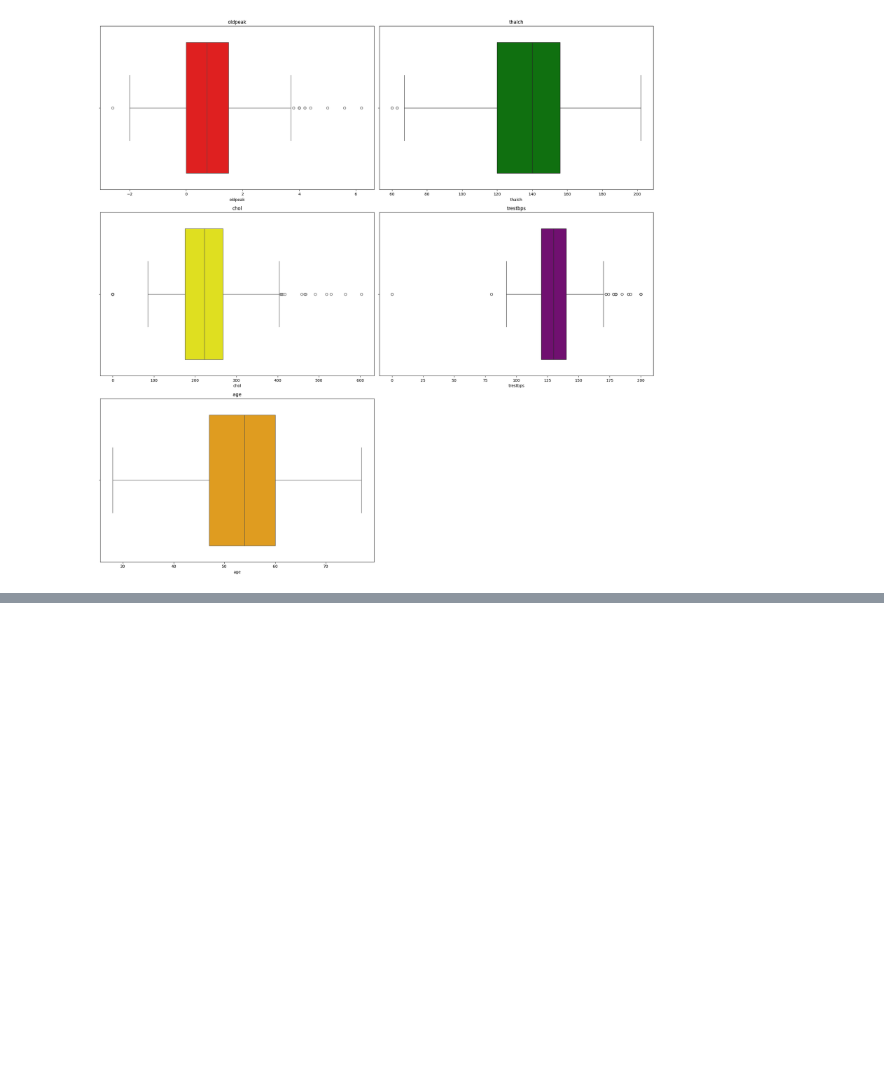
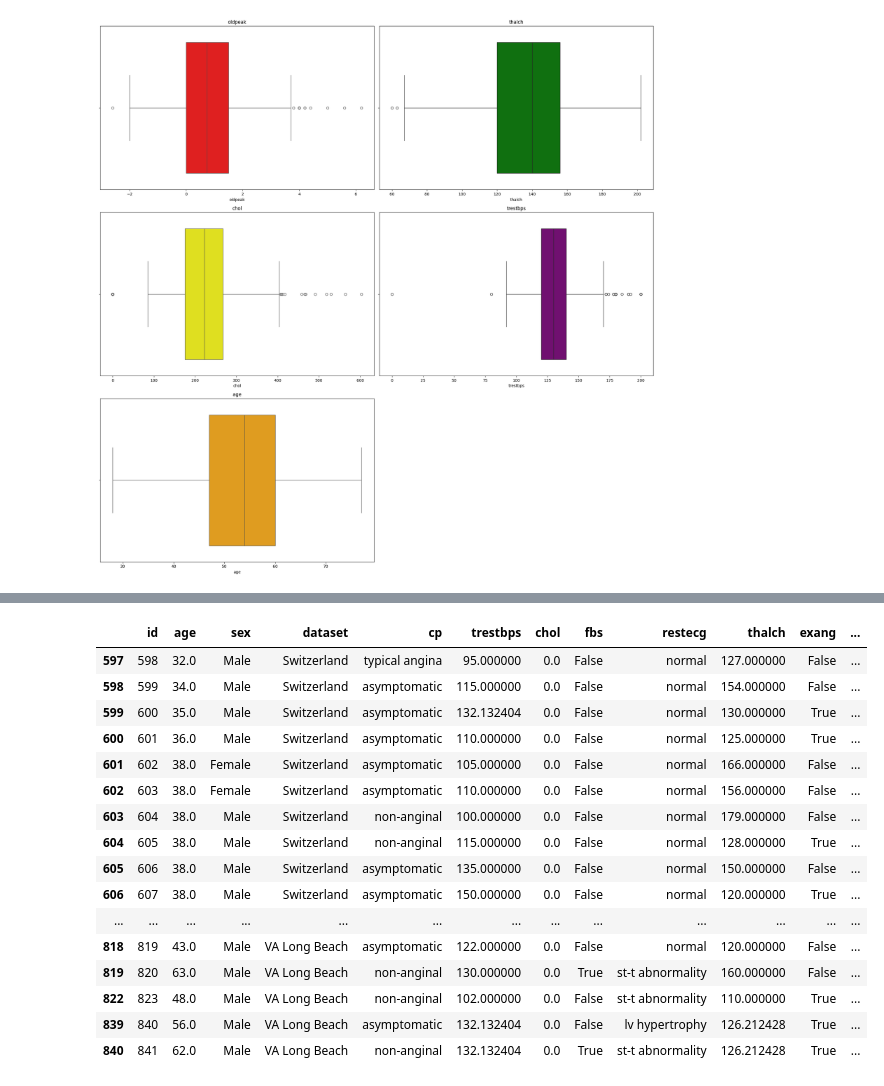
Before and after one commit to TabarakAllahKhan/ai-ml-internship, a Jupyter notebook: Task_3_heart_disease/heart_disease.ipynb, the cells around one changed output, grey strips where cells are left out. Saved outputs shown, nothing was run; the diff lists cells and outputs as text; code cells hidden in the pictures; blank space fills up the shorter version.

```diff
--- a/Task_3_heart_disease/heart_disease.ipynb
+++ b/Task_3_heart_disease/heart_disease.ipynb
@@ -550,0 +555,21 @@ fig.show()
+# %%
+# print the row where chol is 0
+df[df['chol'] == 0]
+# %% [output]
+|  | id | age | sex | dataset | cp | trestbps | chol | fbs | restecg | thalch | exang | ... |
+| 597 | 598 | 32.0 | Male | Switzerland | typical angina | 95.000000 | 0.0 | False | normal | 127.000000 | False | ... |
+| 598 | 599 | 34.0 | Male | Switzerland | asymptomatic | 115.000000 | 0.0 | False | normal | 154.000000 | False | ... |
+| 599 | 600 | 35.0 | Male | Switzerland | asymptomatic | 132.132404 | 0.0 | False | normal | 130.000000 | True | ... |
+| 600 | 601 | 36.0 | Male | Switzerland | asymptomatic | 110.000000 | 0.0 | False | normal | 125.000000 | True | ... |
+| 601 | 602 | 38.0 | Female | Switzerland | asymptomatic | 105.000000 | 0.0 | False | normal | 166.000000 | False | ... |
+| 602 | 603 | 38.0 | Female | Switzerland | asymptomatic | 110.000000 | 0.0 | False | normal | 156.000000 | False | ... |
+| 603 | 604 | 38.0 | Male | Switzerland | non-anginal | 100.000000 | 0.0 | False | normal | 179.000000 | False | ... |
+| 604 | 605 | 38.0 | Male | Switzerland | non-anginal | 115.000000 | 0.0 | False | normal | 128.000000 | True | ... |
+| 605 | 606 | 38.0 | Male | Switzerland | asymptomatic | 135.000000 | 0.0 | False | normal | 150.000000 | False | ... |
+| 606 | 607 | 38.0 | Male | Switzerland | asymptomatic | 150.000000 | 0.0 | False | normal | 120.000000 | True | ... |
+| ... | ... | ... | ... | ... | ... | ... | ... | ... | ... | ... | ... | ... |
+| 818 | 819 | 43.0 | Male | VA Long Beach | asymptomatic | 122.000000 | 0.0 | False | normal | 120.000000 | False | ... |
+| 819 | 820 | 63.0 | Male | VA Long Beach | non-anginal | 130.000000 | 0.0 | True | st-t abnormality | 160.000000 | False | ... |
+| 822 | 823 | 48.0 | Male | VA Long Beach | non-anginal | 102.000000 | 0.0 | False | st-t abnormality | 110.000000 | True | ... |
+| 839 | 840 | 56.0 | Male | VA Long Beach | asymptomatic | 132.132404 | 0.0 | False | lv hypertrophy | 126.212428 | True | ... |
+| 840 | 841 | 62.0 | Male | VA Long Beach | non-anginal | 132.132404 | 0.0 | True | st-t abnormality | 126.212428 | True | ... |
```
Also changed, not shown: parts of 10 cells of this notebook.
